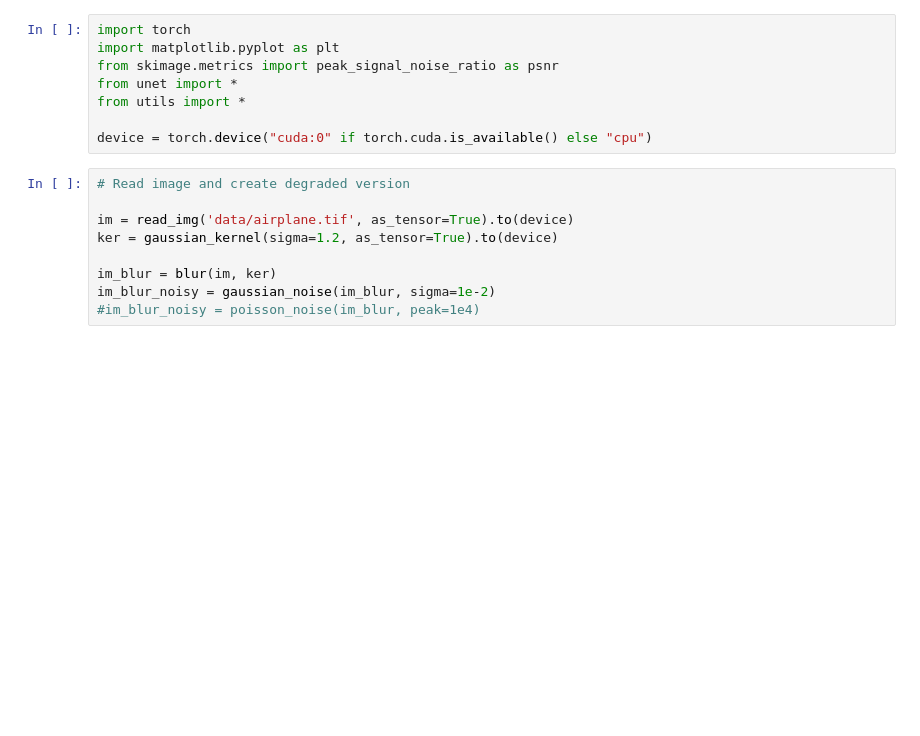
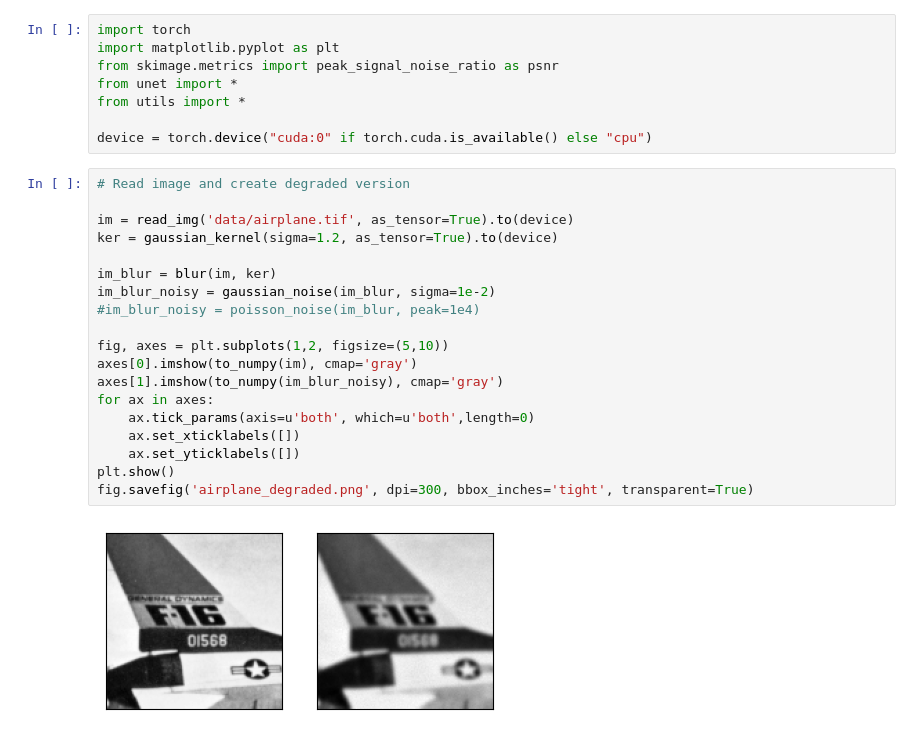
Before and after one commit to LudoRey/dip-deblur, a Jupyter notebook: network_params.ipynb, the cells around one changed output. Saved outputs shown, nothing was run; the diff lists cells and outputs as text; blank space fills up the shorter version.

```diff
--- a/network_params.ipynb
+++ b/network_params.ipynb
@@ -21,12 +21,24 @@ device = torch.device("cuda:0" if torch.cuda.is_available() else "cpu")
 # %%
 # Read image and create degraded version
 
 im = read_img('data/airplane.tif', as_tensor=True).to(device)
 ker = gaussian_kernel(sigma=1.2, as_tensor=True).to(device)
 
 im_blur = blur(im, ker)
 im_blur_noisy = gaussian_noise(im_blur, sigma=1e-2)
 #im_blur_noisy = poisson_noise(im_blur, peak=1e4)
+
+fig, axes = plt.subplots(1,2, figsize=(5,10))
+axes[0].imshow(to_numpy(im), cmap='gray')
+axes[1].imshow(to_numpy(im_blur_noisy), cmap='gray')
+for ax in axes:
+    ax.tick_params(axis=u'both', which=u'both',length=0)
+    ax.set_xticklabels([])
+    ax.set_yticklabels([])
+plt.show()
+fig.savefig('airplane_degraded.png', dpi=300, bbox_inches='tight', transparent=True)
+# %% [output]
+[figure, added]
 # %%
 nb_epoch = 2000
 learning_rate = 0.01
```
Also changed, not shown: parts of 3 cells of this notebook.
